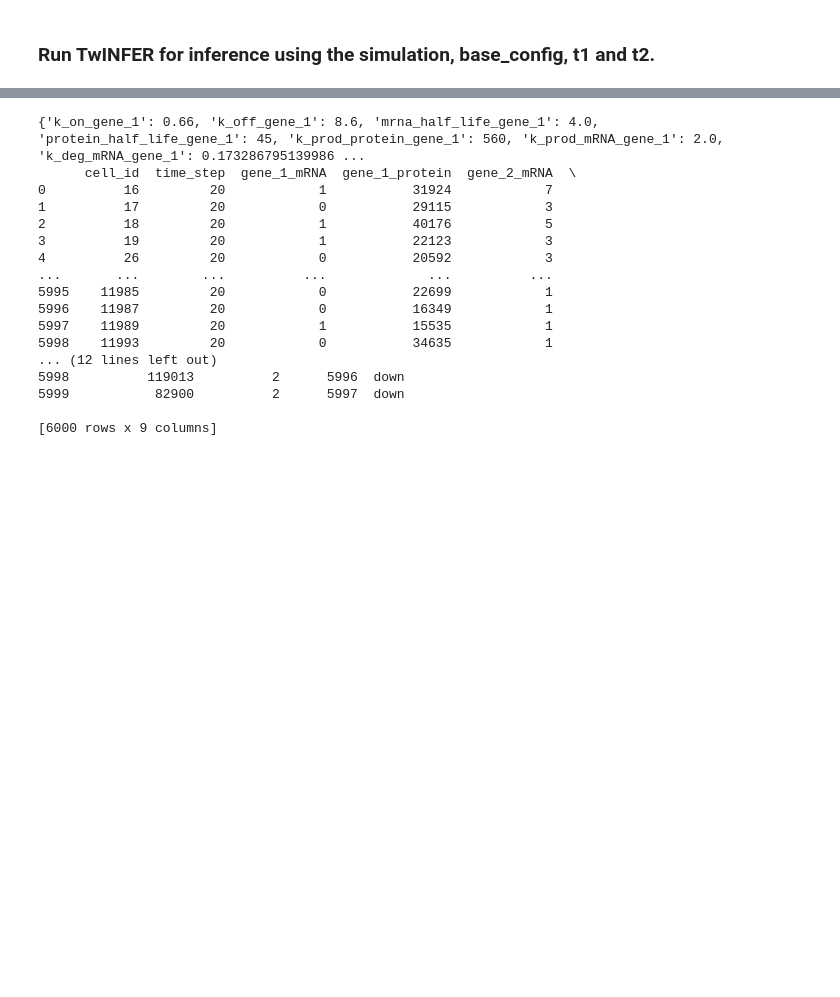
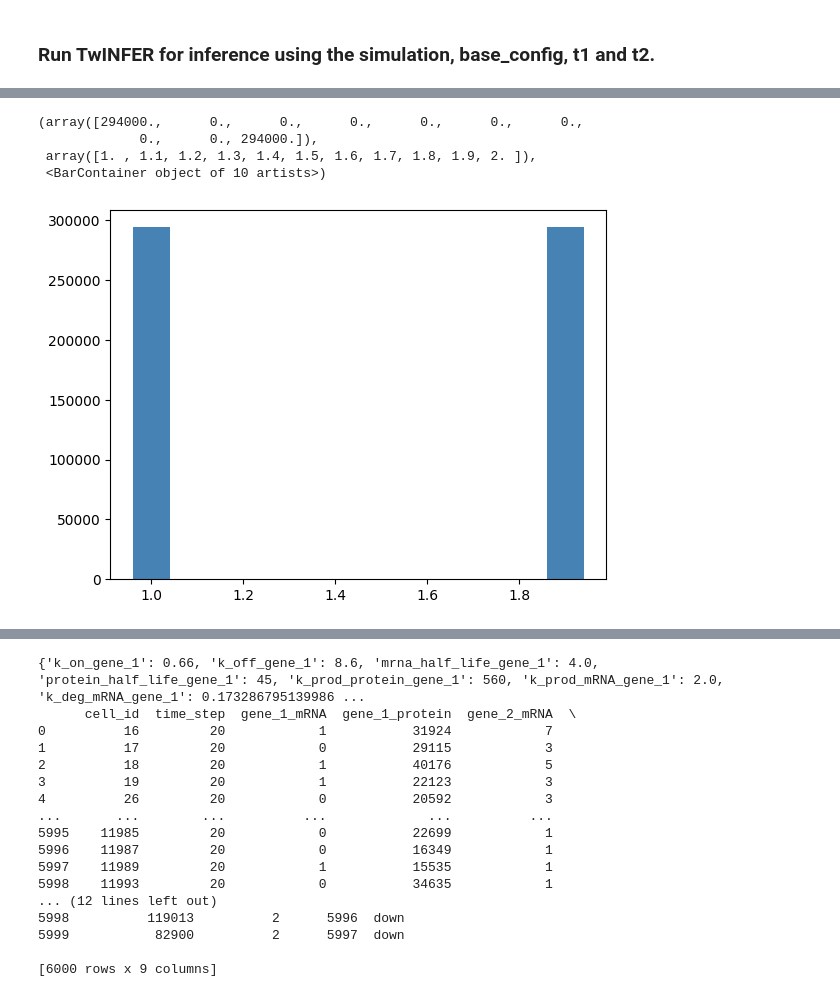
Before and after one commit to Keerthana910234/TwINFER, a Jupyter notebook: TwINFER_simulation_and_analysis.ipynb, the cells around one changed output, grey strips where cells are left out. Cells and saved outputs as stored; diff of their text form; code cells hidden in the pictures; blank space fills up the shorter version.

```diff
--- a/TwINFER_simulation_and_analysis.ipynb
+++ b/TwINFER_simulation_and_analysis.ipynb
@@ -539,0 +663,9 @@ Testing for multiple states. Correlation at time t1 = -0.03942973809125588 and a
+# %%
+
+plt.hist(df['replicate'], align='left', color='steelblue', rwidth=0.8)
+# %% [output]
+(array([294000.,      0.,      0.,      0.,      0.,      0.,      0.,
+             0.,      0., 294000.]),
+ array([1. , 1.1, 1.2, 1.3, 1.4, 1.5, 1.6, 1.7, 1.8, 1.9, 2. ]),
+ <BarContainer object of 10 artists>)
+[figure, added]
```
Also changed, not shown: parts of 11 cells of this notebook, 7 other files.
